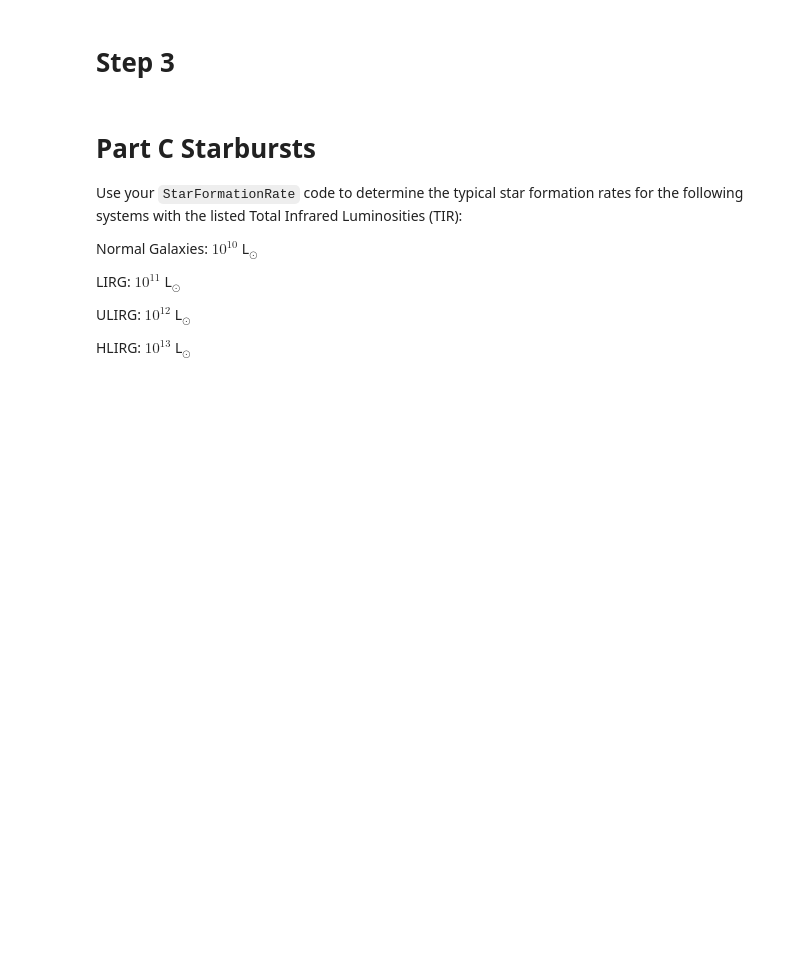
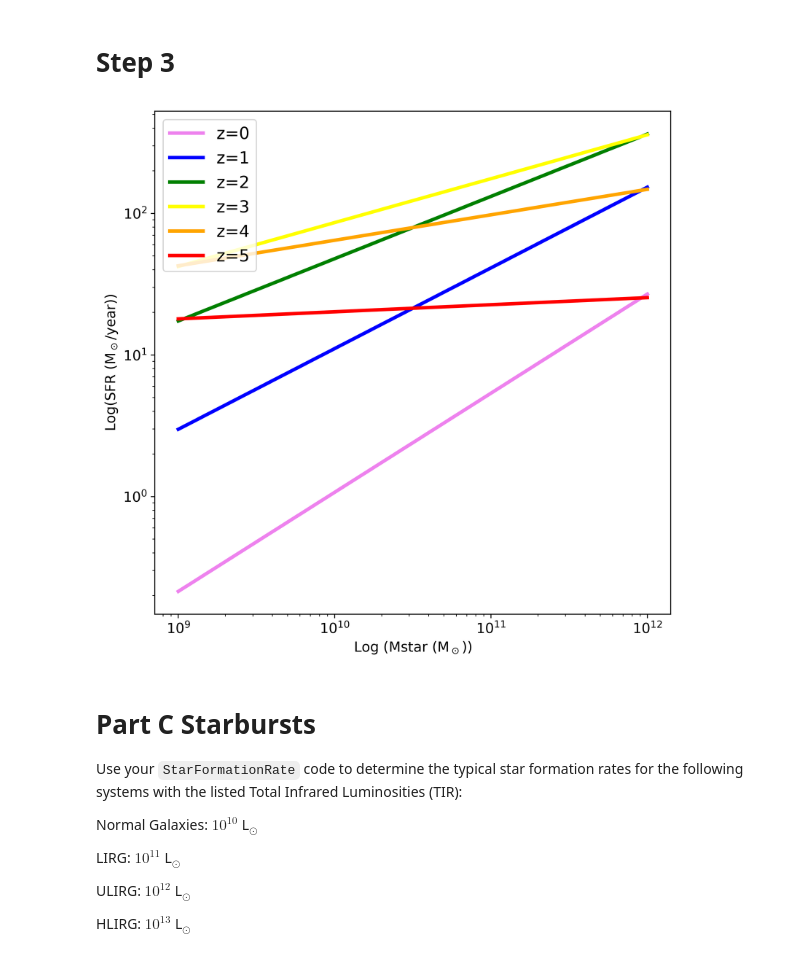
Before and after one commit to anshrg/400B_2023_Gupta, a Jupyter notebook: Labs/Lab8/Lab8.ipynb, the cells around one changed output. Saved outputs shown, nothing was run; the diff lists cells and outputs as text; code cells hidden in the pictures; blank space fills up the shorter version.

```diff
--- a/Labs/Lab8/Lab8.ipynb
+++ b/Labs/Lab8/Lab8.ipynb
@@ -148,26 +148,34 @@ print(10**SFRMainSequence(MW_disk, 1))
 # Step 3
 # %%
 # create an array of stellar masses
+Mass = np.linspace(1e9, 1e12)
 # %%
 
 fig = plt.figure(figsize=(8,8), dpi=500)
 ax = plt.subplot(111)
 
 # add log log plots
-
+plt.loglog(Mass, 10**SFRMainSequence(Mass, 0), color='violet', linewidth=3, label='z=0')
+plt.loglog(Mass, 10**SFRMainSequence(Mass, 1), color='blue', linewidth=3, label='z=1')
+plt.loglog(Mass, 10**SFRMainSequence(Mass, 2), color='green', linewidth=3, label='z=2')
+plt.loglog(Mass, 10**SFRMainSequence(Mass, 3), color='yellow', linewidth=3, label='z=3')
+plt.loglog(Mass, 10**SFRMainSequence(Mass, 4), color='orange', linewidth=3, label='z=4')
+plt.loglog(Mass, 10**SFRMainSequence(Mass, 5), color='red', linewidth=3, label='z=5')
 
 # Add axis labels
 plt.xlabel('Log (Mstar (M$_\odot$))', fontsize=12)
 plt.ylabel('Log(SFR (M$_\odot$/year))', fontsize=12)
 
 
 #adjust tick label font size
 label_size = 12
 matplotlib.rcParams['xtick.labelsize'] = label_size
 matplotlib.rcParams['ytick.labelsize'] = label_size
 
 # add a legend with some customizations.
 legend = ax.legend(loc='upper left',fontsize='x-large')
+# %% [output]
+[figure, added]
 # %% [markdown]
 # Part C  Starbursts
 
```
Also changed, not shown: parts of 8 cells of this notebook.
